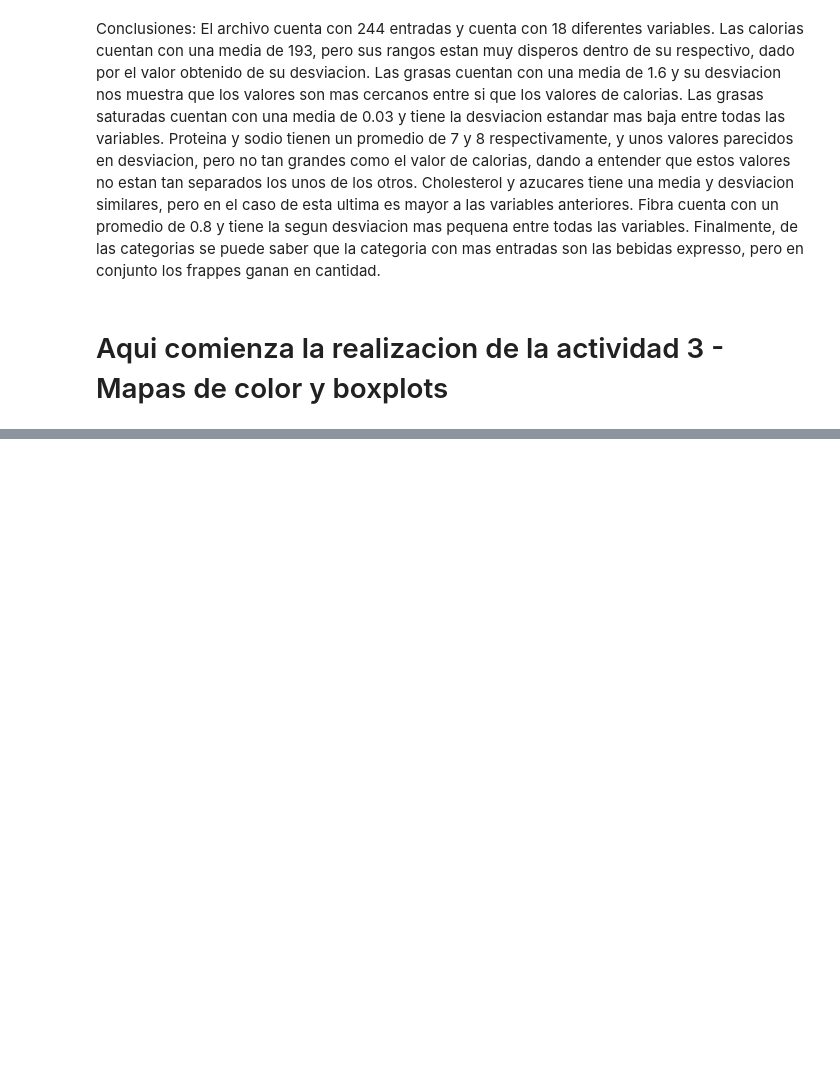
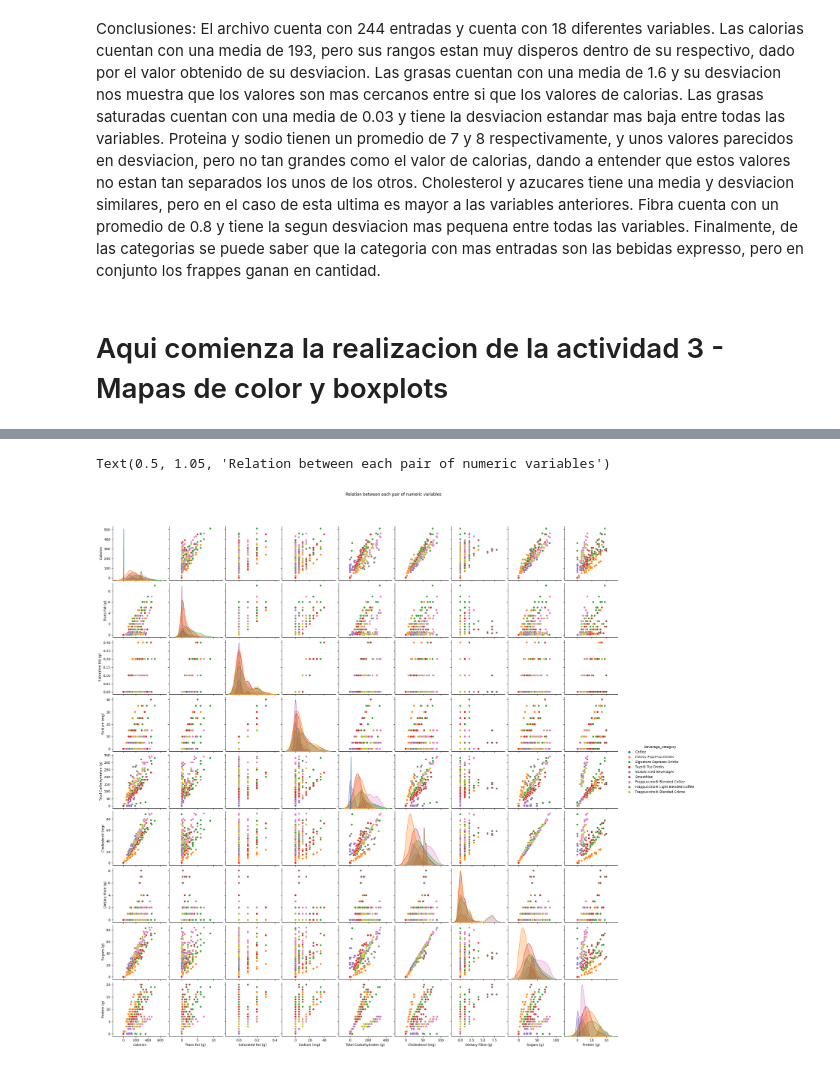
Before and after one commit to JorgePAJ/semanaTecFinal, a Jupyter notebook: sbx_dataset.ipynb, the cells around one changed output, grey strips where cells are left out. Saved outputs shown, nothing was run; the diff lists cells and outputs as text; code cells hidden in the pictures; blank space fills up the shorter version.

```diff
--- a/sbx_dataset.ipynb
+++ b/sbx_dataset.ipynb
@@ -224 +249,8 @@ sns.scatterplot(data=data, x ='Calories', y=' Sodium (mg)', hue='Beverage_catego
+# %%
+#Relacion numerica entre pares de variables numericas dividas en colores por categorias
+sns.pairplot(data=data, hue='Beverage_category')
+plt.suptitle('Relation between each pair of numeric variables', y=1.05)
+# %% [output]
+Text(0.5, 1.05, 'Relation between each pair of numeric variables')
+[figure, added]
 # %%
```
Also changed, not shown: parts of 12 cells of this notebook.
